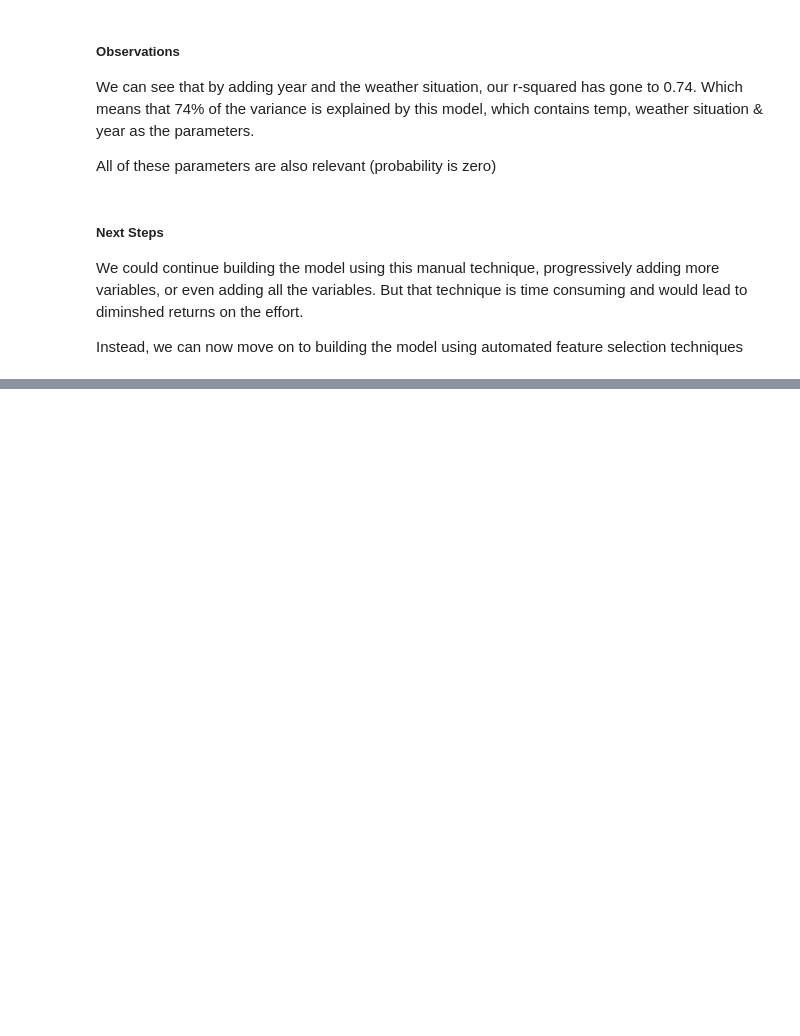
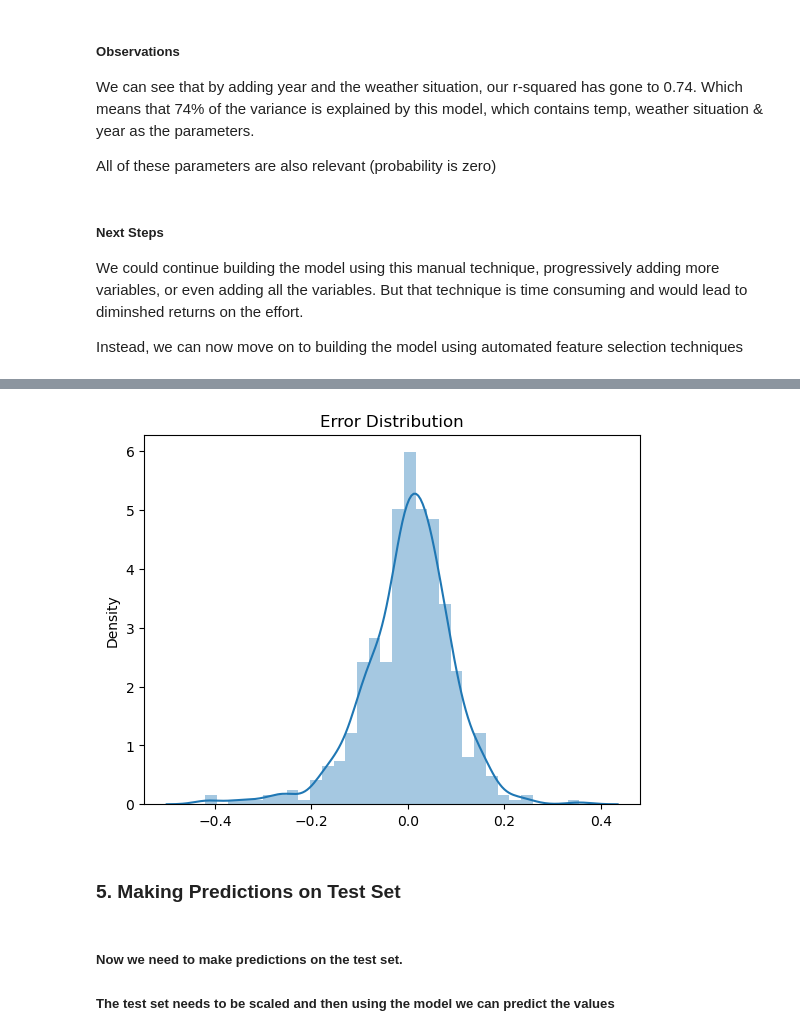
Before and after one commit to harish-babu/boom-bikes-assignment, a Jupyter notebook: Boom-Bikes-Linear-Regression-Assignment.ipynb, the cells around one changed output, grey strips where cells are left out. Cells and saved outputs as stored; diff of their text form; code cells hidden in the pictures; blank space fills up the shorter version.

Commit message:
* Add more steps in model building
Completed the model building and evaluation stage

```diff
--- a/Boom-Bikes-Linear-Regression-Assignment.ipynb
+++ b/Boom-Bikes-Linear-Regression-Assignment.ipynb
@@ -501,0 +830,15 @@ Instead, we can now move on to building the model using automated feature select
+# %%
+# Sat variable by itself seems to have high p-value.  Let us drop it.
+X_train_new_c = X_train_new_b.drop(['Sat'], axis = 1)
+
+#adding constant to training variable
+X_train_lr_c = sm.add_constant(X_train_new_c)
+
+#creating first training model with rfe selected variables
+lr = sm.OLS(y_train, X_train_lr_c)
+
+#fit
+lr_model_c = lr.fit()
+
+#summary
+lr_model_c.summary()
@@ -501,0 +902,15 @@ Instead, we can now move on to building the model using automated feature select
+# %%
+# July variable by itself seems to have high p-value.  Let us drop it.
+X_train_new_d = X_train_new_c.drop(['July'], axis = 1)
+
+#adding constant to training variable
+X_train_lr_d = sm.add_constant(X_train_new_d)
+
+#creating first training model with rfe selected variables
+lr = sm.OLS(y_train, X_train_lr_d)
+
+#fit
+lr_model_d = lr.fit()
+
+#summary
+lr_model_d.summary()
@@ -501,0 +1025,3 @@ Instead, we can now move on to building the model using automated feature select
+# %%
+X_train_lr_d = sm.add_constant(X_train_lr_d)
+X_train_lr_d
@@ -501,0 +1042,14 @@ Instead, we can now move on to building the model using automated feature select
+# %%
+# Make predictions for the training set using the model
+y_train_pred = lr_model_d.predict(X_train_lr_d)
+# %%
+# Plot residuals
+
+residuals = y_train - y_train_pred
+
+#distribution of the error terms shown here; distribution should be centered around 0 and should be a normal distribution
+sns.distplot(residuals)
+plt.title('Error Distribution')
+plt.show()
+# %% [output]
+[figure, added]
@@ -501,0 +1058,5 @@ Instead, we can now move on to building the model using automated feature select
+# %% [markdown]
+### 5. Making Predictions on Test Set
+# %% [markdown]
+##### Now we need to make predictions on the test set.
+##### The test set needs to be scaled and then using the model we can predict the values
```
Also changed, not shown: parts of 47 cells of this notebook.
